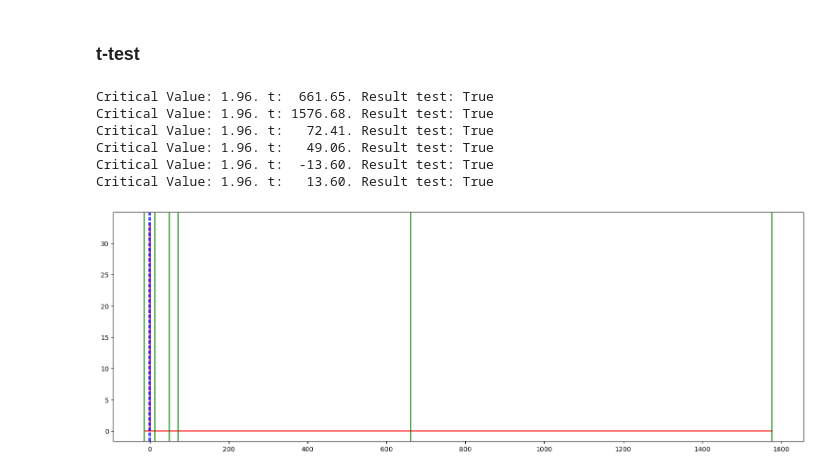
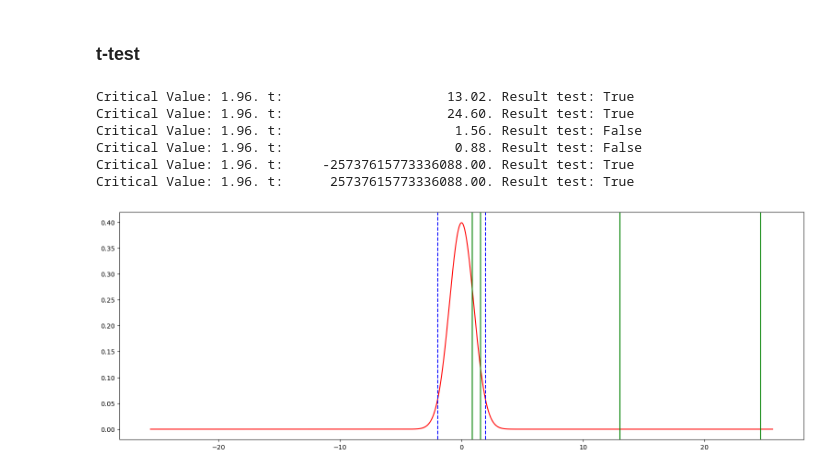
Before and after one commit to breko151/ECONOMETRIC_MODELS, a Jupyter notebook: 03_Variance.ipynb, the cells around one changed output. Saved outputs shown, nothing was run; the diff lists cells and outputs as text; code cells hidden in the pictures.

```diff
--- a/03_Variance.ipynb
+++ b/03_Variance.ipynb
@@ -240,3 +240,8 @@ estimators = fit_linear_model(X_train_scaled, y_train)
 # %%
 # Gettin vars of each estimator.
-vars_j = get_variance(X_train_scaled, y_train, estimators)
+vars_j = get_variance(X_train_scaled, y_train)
+# %%
+count = 0
+for var_j, estimator in zip(vars_j, estimators):
+    print(f'For feature {count}: b_{count} = {estimator:5.2f}, var = {var_j:5.2f}')
+    count += 1
@@ -257,18 +269,18 @@ desv = np.array([np.sqrt(vars_j[i]) for i in range(len(vars_j))])
 colors = ['red', 'green', 'blue', 'yellow', 'purple', 'orange', 'pink']
 cont = 0
 # Getting the width of the current cell (in inches).
-ancho_celda = plt.rcParams['figure.figsize'][0]
+width_cell = plt.rcParams['figure.figsize'][0]
 # X data
-x = np.linspace(min(estimators_normalized) - 3 * max(desv), max(estimators_normalized) + 3 * max(desv), N)
-for estimator_normalized, dev in zip(estimators_normalized, desv):
-    y = norm.pdf(x, estimator_normalized, dev)
+x = np.linspace(min(estimators) - 3 * max(desv), max(estimators) + 3 * max(desv), N)
+for estimator, dev in zip(estimators, desv):
+    y = norm.pdf(x, estimator, dev)
     # Probability density function.
-    plt.plot(x, y, color=colors[cont], label=f'b_{cont}={estimator_normalized:.2f}, std={dev:.2f}')
-    plt.axvline(x=estimator_normalized, color=colors[cont], linestyle='--', label=f'Mean b_{cont}: {estimator_normalized:.2f}')
-    plt.gcf().set_size_inches(ancho_celda*3, ancho_celda)
+    plt.plot(x, y, color=colors[cont], label=f'b_{cont}={estimator:.2f}, std={dev:.2f}')
+    plt.axvline(x=estimator, color=colors[cont], linestyle='--', label=f'Mean b_{cont}: {estimator:.2f}')
+    plt.gcf().set_size_inches(width_cell * 3, width_cell)
     cont += 1
 # Show plot.
-plt.xlim(min(estimators_normalized) - 3 * max(desv), 0.4)
+plt.xlim(min(estimators) - 3 * max(desv), max(estimators) + 3 * max(desv))
 plt.legend()
 plt.show()
 # %% [output]
@@ -304,44 +316,44 @@ def t_test(estimator, desv, n, len_d, alpha=0.05, two_sided=True):
         critical_value = t.ppf(1 - alpha, dof)
         test = t > critical_value
 
-    return [test, critical_value, t_i]
+    return [test, critical_value, t_i, dof]
 # %%
 # Getting t_test results.
 n = len(X_train_scaled)
 two_sided = True
 t_test_result = [t_test(estimator, des, n, len(desv), two_sided=two_sided) for des, estimator in zip(desv, estimators)]
 for t_test_i in t_test_result:
-    print(f'Critical Value: {t_test_i[1]:.2f}. t: {t_test_i[2]:7.2f}. Result test: {t_test_i[0]}')
+    print(f'Critical Value: {t_test_i[1]:.2f}. t: {t_test_i[2]:25.2f}. Result test: {t_test_i[0]}')
 # %% [output]
-Critical Value: 1.96. t:  661.65. Result test: True
-Critical Value: 1.96. t: 1576.68. Result test: True
-Critical Value: 1.96. t:   72.41. Result test: True
-Critical Value: 1.96. t:   49.06. Result test: True
-Critical Value: 1.96. t:  -13.60. Result test: True
-Critical Value: 1.96. t:   13.60. Result test: True
+Critical Value: 1.96. t:                     13.02. Result test: True
+Critical Value: 1.96. t:                     24.60. Result test: True
+Critical Value: 1.96. t:                      1.56. Result test: False
+Critical Value: 1.96. t:                      0.88. Result test: False
+Critical Value: 1.96. t:     -25737615773336088.00. Result test: True
+Critical Value: 1.96. t:      25737615773336088.00. Result test: True
 # %%
 # Get min-max values.
-t = [t_test_i[2] for t_test_i in t_test_result]
-min_t = min(t)
-max_t = max(t)
+t_i = [t_test_i[2] for t_test_i in t_test_result[:4]]
+min_t = min(t_i)
+max_t = max(t_i)
 # Initializing values.
 %config InlineBackend.print_figure_kwargs = {'bbox_inches': 'tight'}
 cont = 0
 # Getting the width of the current cell (in inches).
-ancho_celda = plt.rcParams['figure.figsize'][0]
+width_cell = plt.rcParams['figure.figsize'][0]
 # X data
-x = np.linspace(min_t + 1, max_t + 1, N)
-y = norm.pdf(x, 1, dev)
+x = np.linspace(-max_t - 1, max_t + 1, N)
+y = norm.pdf(x, 0, 1)
 # Probability density function.
 plt.plot(x, y, color='red', label=f't_test')
 plt.axvline(x=t_test_result[0][1], color='blue', linestyle='--', label=f'c={t_test_result[0][1]:.2f}')
 if two_sided:
     plt.axvline(x=-t_test_result[0][1], color='blue', linestyle='--', label=f'c={t_test_result[0][1]:.2f}')
-for t_i in t:
-    plt.axvline(t_i, color = 'green', label=f't={t_i}' )
-plt.gcf().set_size_inches(ancho_celda*3, ancho_celda)
+for i in t_i:
+    plt.axvline(i, color = 'green', label=f't={i}' )
+plt.gcf().set_size_inches(width_cell * 3, width_cell)
 # Show plot.
-#plt.xlim(-2, 2)
+#plt.xlim(100, 100)
 plt.show()
 # %% [output]
-[figure, old version]
+[figure, new version]
```
Also changed, not shown: parts of 6 cells of this notebook.
